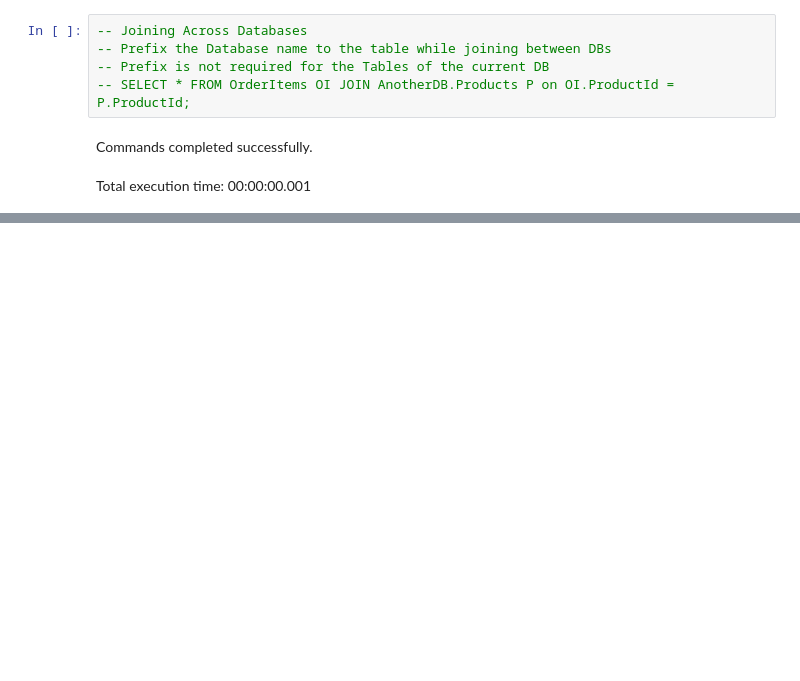
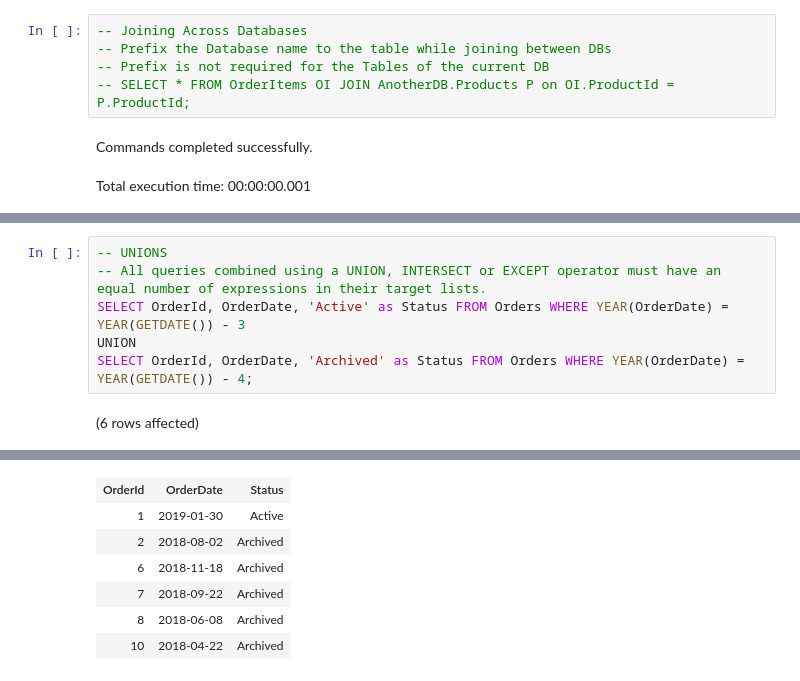
Before and after one commit to KarthikKumarDev/sql-practise, a Jupyter notebook: StoreDB/Multiple Tables.ipynb, the cells around one changed output, grey strips where cells are left out. Drawn from its saved outputs; the diff is of its cells as text; blank space fills up the shorter version.

```diff
--- a/StoreDB/Multiple Tables.ipynb
+++ b/StoreDB/Multiple Tables.ipynb
@@ -205,0 +290,8 @@ Total execution time: 00:00:00.006
+# %%
+-- UNIONS
+-- All queries combined using a UNION, INTERSECT or EXCEPT operator must have an equal number of expressions in their target lists.
+SELECT OrderId, OrderDate, 'Active' as Status FROM Orders WHERE YEAR(OrderDate) = YEAR(GETDATE()) - 3
+UNION
+SELECT OrderId, OrderDate, 'Archived' as Status FROM Orders WHERE YEAR(OrderDate) = YEAR(GETDATE()) - 4;
+# %% [output]
+(6 rows affected)
@@ -205,0 +299,7 @@ Total execution time: 00:00:00.006
+| OrderId | OrderDate | Status |
+| 1 | 2019-01-30 | Active |
+| 2 | 2018-08-02 | Archived |
+| 6 | 2018-11-18 | Archived |
+| 7 | 2018-09-22 | Archived |
+| 8 | 2018-06-08 | Archived |
+| 10 | 2018-04-22 | Archived |
```
Also changed, not shown: parts of 15 cells of this notebook.
